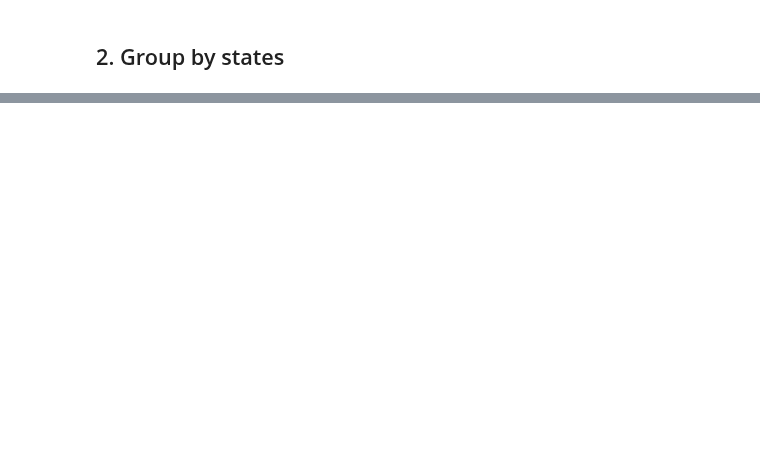
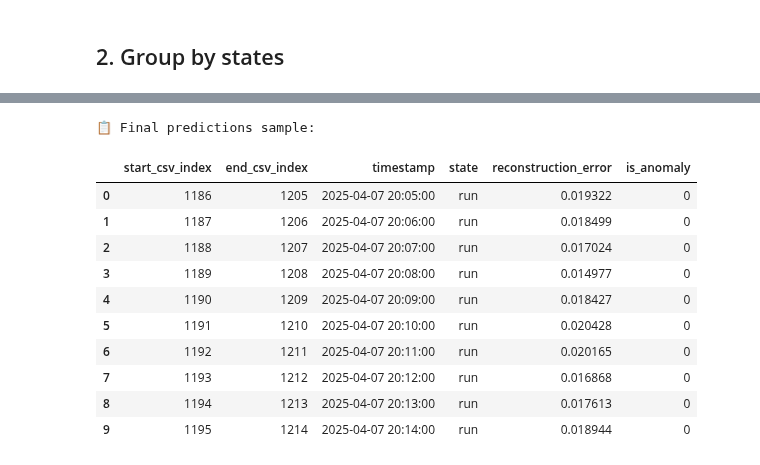
Before and after one commit to advancedbmt/anomaly-detection, a Jupyter notebook: test_cases/staging_lstm_autoencoder.ipynb, the cells around one changed output, grey strips where cells are left out. Cells and saved outputs as stored; diff of their text form; code cells hidden in the pictures; blank space fills up the shorter version.

```diff
--- a/test_cases/staging_lstm_autoencoder.ipynb
+++ b/test_cases/staging_lstm_autoencoder.ipynb
@@ -196,0 +199,33 @@ Raw CSV timestamp at index 1205: 2025-04-07 20:05:00
+# %%
+# 📂 Step 5: Final result table for 'run' state
+
+is_anomaly = (errors > threshold).astype(int)
+
+result_df = pd.DataFrame({
+    'start_csv_index': start_test,
+    'end_csv_index': end_test,
+    'timestamp': df_raw.loc[end_test, 'timestamp'].values,
+    'state': 'run',
+    'reconstruction_error': errors,
+    'is_anomaly': is_anomaly
+})
+
+# 🧪 Print sample
+print("📋 Final predictions sample:")
+display(result_df.head(10))
+
+# ✅ Save to variable for later
+run_results_df = result_df.copy()
+# %% [output]
+📋 Final predictions sample:
+|  | start_csv_index | end_csv_index | timestamp | state | reconstruction_error | is_anomaly |
+| 0 | 1186 | 1205 | 2025-04-07 20:05:00 | run | 0.019322 | 0 |
+| 1 | 1187 | 1206 | 2025-04-07 20:06:00 | run | 0.018499 | 0 |
+| 2 | 1188 | 1207 | 2025-04-07 20:07:00 | run | 0.017024 | 0 |
+| 3 | 1189 | 1208 | 2025-04-07 20:08:00 | run | 0.014977 | 0 |
+| 4 | 1190 | 1209 | 2025-04-07 20:09:00 | run | 0.018427 | 0 |
+| 5 | 1191 | 1210 | 2025-04-07 20:10:00 | run | 0.020428 | 0 |
+| 6 | 1192 | 1211 | 2025-04-07 20:11:00 | run | 0.020165 | 0 |
+| 7 | 1193 | 1212 | 2025-04-07 20:12:00 | run | 0.016868 | 0 |
+| 8 | 1194 | 1213 | 2025-04-07 20:13:00 | run | 0.017613 | 0 |
+| 9 | 1195 | 1214 | 2025-04-07 20:14:00 | run | 0.018944 | 0 |
```
Also changed, not shown: parts of 7 cells of this notebook.
